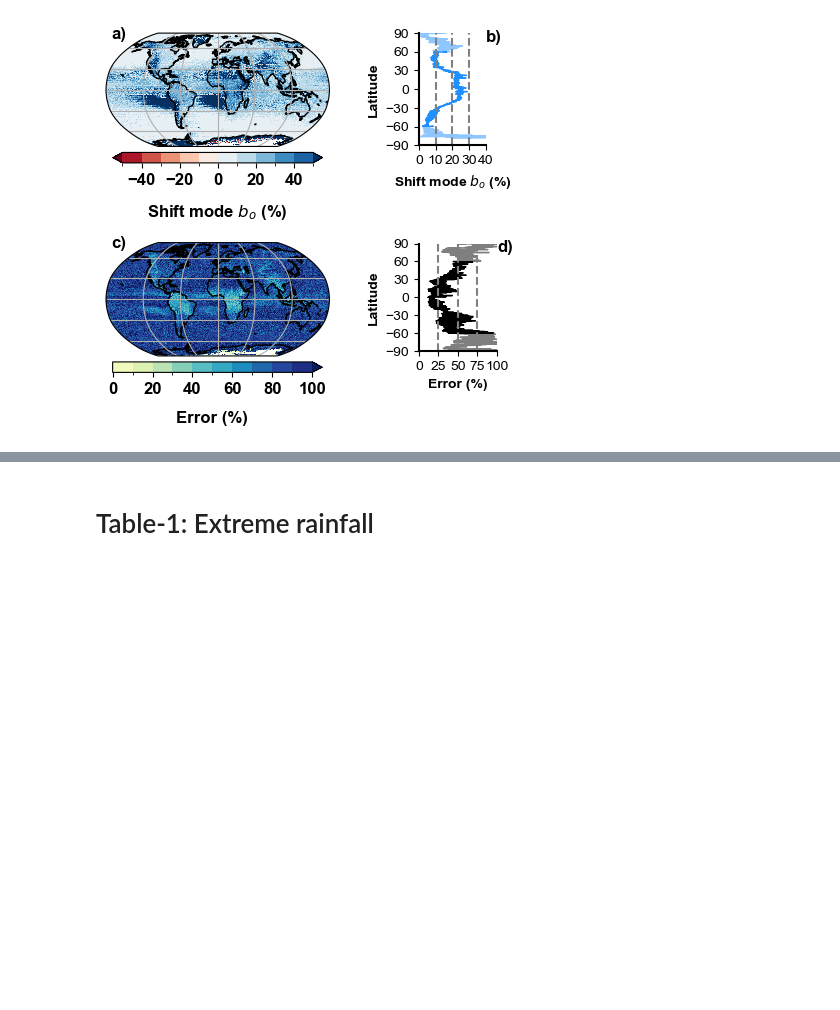
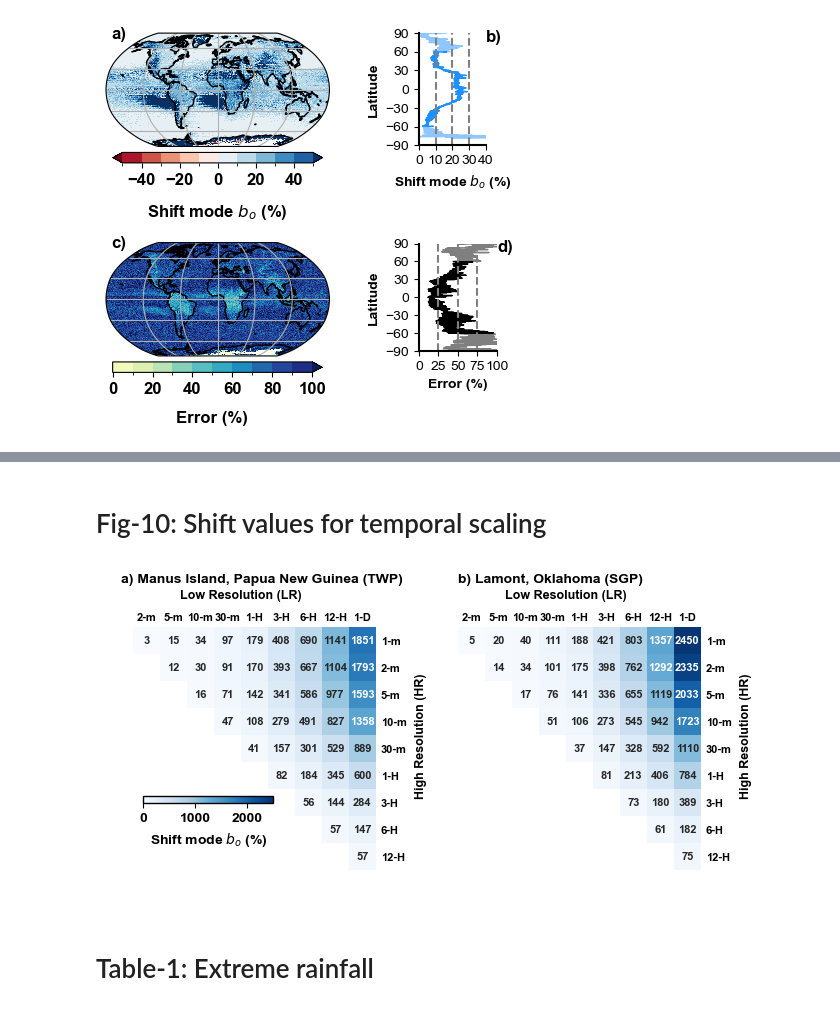
Before and after one commit to akshayrajeev1/precip-scaling-obs, a Jupyter notebook: notebooks/Note01_mainfigures.ipynb, the cells around one changed output, grey strips where cells are left out. Cells and saved outputs as stored; diff of their text form; code cells hidden in the pictures; blank space fills up the shorter version.

```diff
--- a/notebooks/Note01_mainfigures.ipynb
+++ b/notebooks/Note01_mainfigures.ipynb
@@ -1082,7 +1002,8 @@ for i in range(nrows):      # rows
         for axis in ['top', 'bottom', 'left', 'right']:
             ax.spines[axis].set_linewidth(1.5)
         ymin, ymax = ax.get_ylim()
-        t3=plt.text(1e-4,3,  str(n+1)+') '+lr_l+' → '+hr_l,fontsize=10,fontweight="bold")
+        t1=plt.text(1e-4,3,  str(n+1)+') '+lr_l+' → '+hr_l,fontsize=10,fontweight="bold")
+
         n += 1
 
 # Horizontal arrow annotation
@@ -1116,3 +1037,5 @@ fig.text(0.12, 0.45, 'Finer Higher Resolution (HR)', rotation=90,
 filename = './../figs/fig9_temporal_joint_dist.pdf'
 plt.savefig(filename, format="pdf", bbox_inches="tight", dpi=300)
 plt.close()
+# %% [markdown]
+# Fig-10: Shift values for temporal scaling
@@ -1119,3 +1157,7 @@ plt.close()
+# %%
+shift_matrix_plot(manus_rates, plains_rates, 'precipitation_bin', 'precipitation_bin')
+# %% [output]
+[figure, added]
 # %% [markdown]
 # Table-1: Extreme rainfall
 # %%
```
Also changed, not shown: parts of 9 cells of this notebook, 5 other files.
